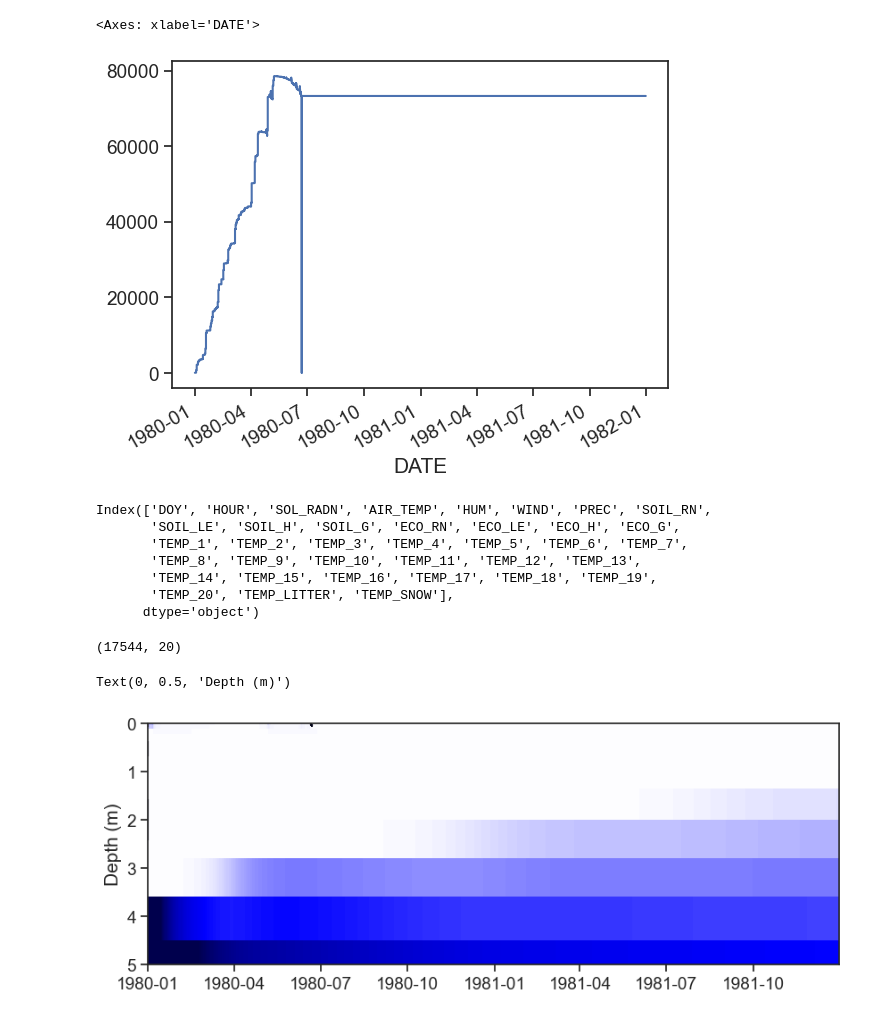
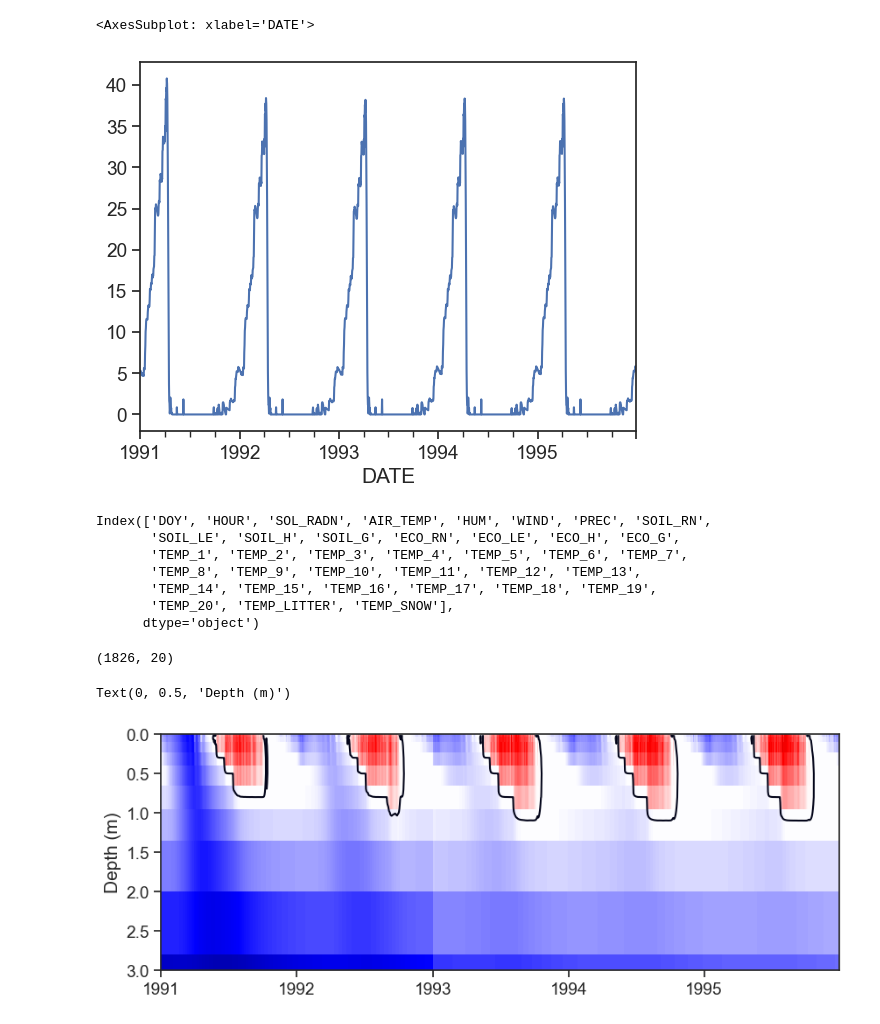
Before and after one commit to wk1984/ECOSYS, a Jupyter notebook: python_scripts/STEP01_check_results.ipynb, the cells around one changed output. Saved outputs shown, nothing was run; the diff lists cells and outputs as text; code cells hidden in the pictures.

```diff
--- a/python_scripts/STEP01_check_results.ipynb
+++ b/python_scripts/STEP01_check_results.ipynb
@@ -21,7 +21,9 @@ workdir = '../examples/test_daily/outputs'
 
 Depth = [0.01, 0.05, 0.15, 0.30,0.50,0.80,1.10,1.60,2.40, 3.20, 4.00, 5.00,7.00,9.00, 12.00, 15.00, 20.00, 25.00, 30.00, 40.00]
 
-year_list = np.arange(1980, 1982)
+year_list = np.arange(1981, 1986)
+year_list = np.arange(1991, 1996)
+# year_list = np.arange(2001, 2006)
 # %%
 for i, yr in enumerate(year_list):
 
@@ -64,8 +69,8 @@ out_da['ACTV_LYR'].min()
 # %%
 out_da['SNOWPACK'].plot()
 # %% [output]
-<Axes: xlabel='DATE'>
+<AxesSubplot: xlabel='DATE'>
-[figure, old version]
+[figure, new version]
 # %%
 out_ds.columns
 # %% [output]
@@ -85,13 +90,13 @@ TSOIL = out_ds[['TEMP_1', 'TEMP_2', 'TEMP_3', 'TEMP_4', 'TEMP_5', 'TEMP_6', 'TEM
 
 print(TSOIL.shape)
 # %% [output]
-(17544, 20)
+(1826, 20)
 # %%
 plt.figure(figsize=[10,3.5])
 plt.pcolormesh(out_ds.index, Depth, TSOIL.T, cmap = 'seismic', vmax=15, vmin=-15)
 plt.contour(out_ds.index, Depth, TSOIL.T, [0])
-plt.ylim([5, 0])
+plt.ylim([3, 0])
 plt.ylabel('Depth (m)')
 # %% [output]
 Text(0, 0.5, 'Depth (m)')
-[figure, old version]
+[figure, new version]
```
Also changed, not shown: parts of 2 cells of this notebook.
